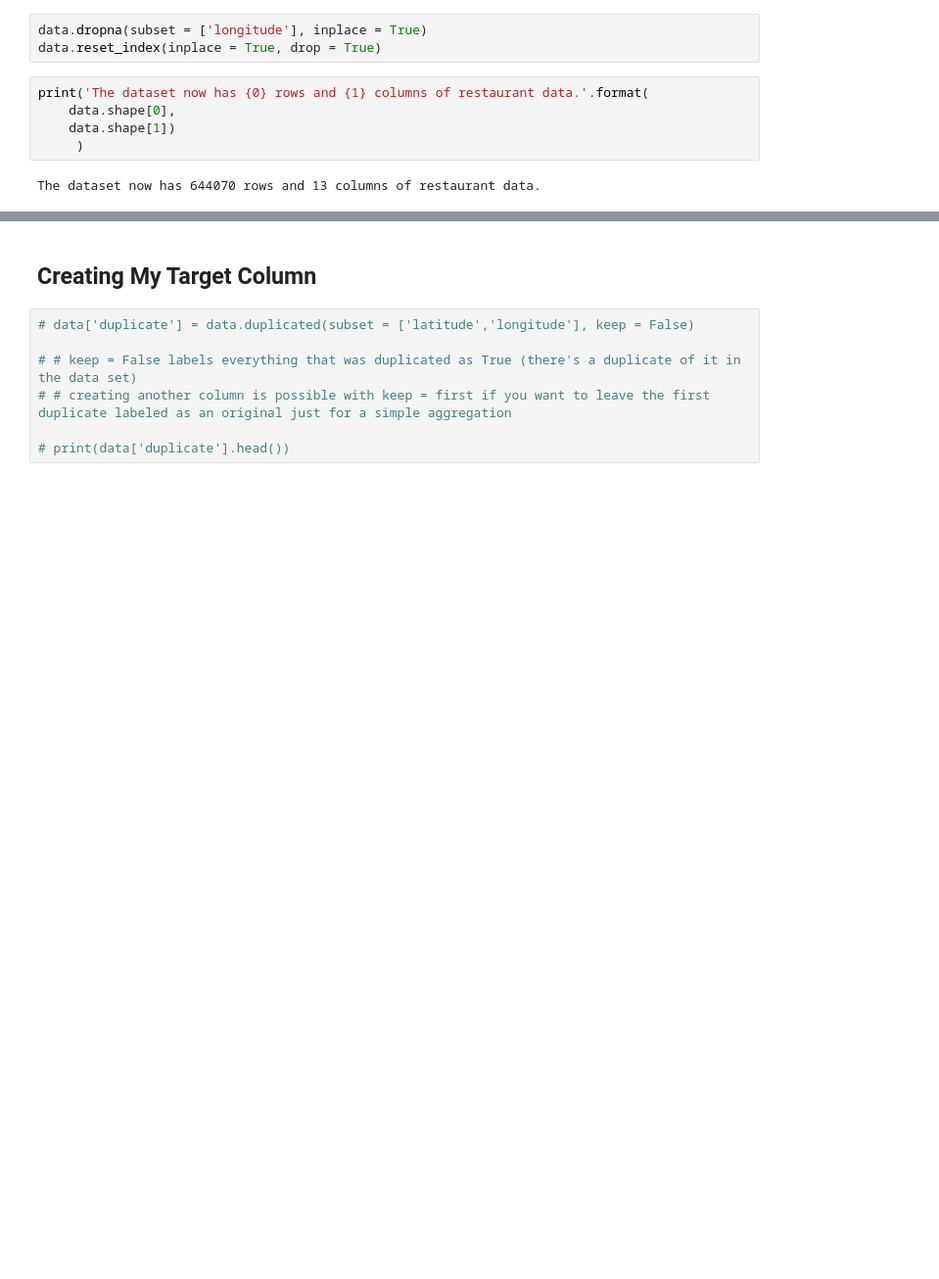
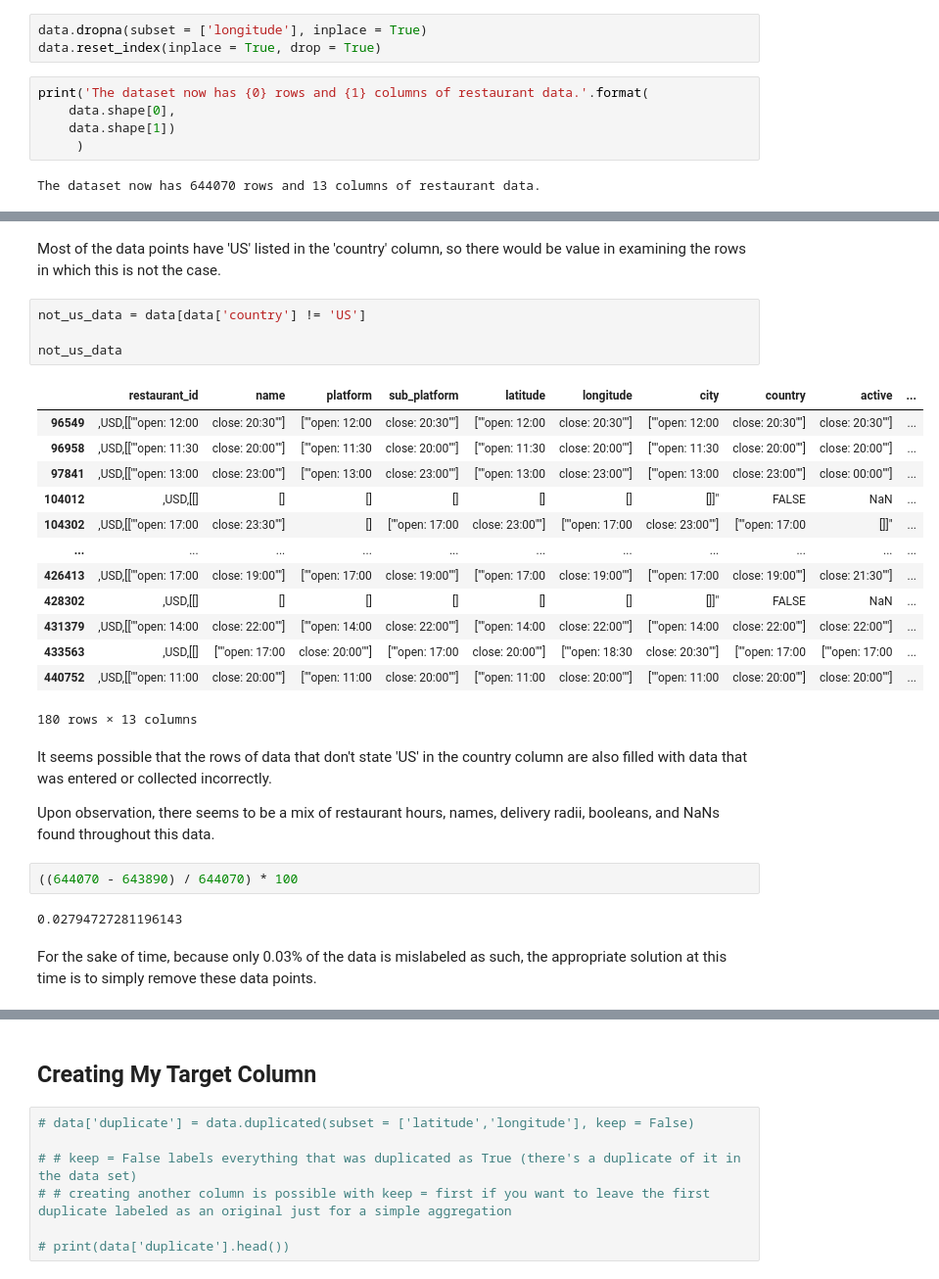
Before and after one commit to Junxchung/Estimating-the-Size-of-the-Online-Food-Ordering-Market, a Jupyter notebook: Otter Case Study Challenge.ipynb, the cells around one changed output, grey strips where cells are left out. Shown at 98% size. Cells and saved outputs as stored; diff of their text form; blank space fills up the shorter version.

Commit message:
cleaned more data based on country column info

```diff
--- a/Otter Case Study Challenge.ipynb
+++ b/Otter Case Study Challenge.ipynb
@@ -231,0 +265,30 @@ The dataset now has 644070 rows and 13 columns of restaurant data.
+# %% [markdown]
+Most of the data points have 'US' listed in the 'country' column, so there would be value in examining the rows in which this is not the case.
+# %%
+not_us_data = data[data['country'] != 'US']
+
+not_us_data
+# %% [output]
+|  | restaurant_id | name | platform | sub_platform | latitude | longitude | city | country | active | ... |
+| 96549 | ,USD,[[""open: 12:00 | close: 20:30""] | [""open: 12:00 | close: 20:30""] | [""open: 12:00 | close: 20:30""] | [""open: 12:00 | close: 20:30""] | close: 20:30""] | ... |
+| 96958 | ,USD,[[""open: 11:30 | close: 20:00""] | [""open: 11:30 | close: 20:00""] | [""open: 11:30 | close: 20:00""] | [""open: 11:30 | close: 20:00""] | close: 20:00""] | ... |
+| 97841 | ,USD,[[""open: 13:00 | close: 23:00""] | [""open: 13:00 | close: 23:00""] | [""open: 13:00 | close: 23:00""] | [""open: 13:00 | close: 23:00""] | close: 00:00""] | ... |
+| 104012 | ,USD,[[] | [] | [] | [] | [] | [] | []]" | FALSE | NaN | ... |
+| 104302 | ,USD,[[""open: 17:00 | close: 23:30""] | [] | [""open: 17:00 | close: 23:00""] | [""open: 17:00 | close: 23:00""] | [""open: 17:00 | []]" | ... |
+| ... | ... | ... | ... | ... | ... | ... | ... | ... | ... | ... |
+| 426413 | ,USD,[[""open: 17:00 | close: 19:00""] | [""open: 17:00 | close: 19:00""] | [""open: 17:00 | close: 19:00""] | [""open: 17:00 | close: 19:00""] | close: 21:30""] | ... |
+| 428302 | ,USD,[[] | [] | [] | [] | [] | [] | []]" | FALSE | NaN | ... |
+| 431379 | ,USD,[[""open: 14:00 | close: 22:00""] | [""open: 14:00 | close: 22:00""] | [""open: 14:00 | close: 22:00""] | [""open: 14:00 | close: 22:00""] | close: 22:00""] | ... |
+| 433563 | ,USD,[[] | [""open: 17:00 | close: 20:00""] | [""open: 17:00 | close: 20:00""] | [""open: 18:30 | close: 20:30""] | [""open: 17:00 | [""open: 17:00 | ... |
+| 440752 | ,USD,[[""open: 11:00 | close: 20:00""] | [""open: 11:00 | close: 20:00""] | [""open: 11:00 | close: 20:00""] | [""open: 11:00 | close: 20:00""] | close: 20:00""] | ... |
+180 rows × 13 columns
+# %% [markdown]
+It seems possible that the rows of data that don't state 'US' in the country column are also filled with data that was entered or collected incorrectly.
+
+Upon observation, there seems to be a mix of restaurant hours, names, delivery radii, booleans, and NaNs found throughout this data.
+# %%
+((644070 - 643890) / 644070) * 100
+# %% [output]
+0.02794727281196143
+# %% [markdown]
+For the sake of time, because only 0.03% of the data is mislabeled as such, the appropriate solution at this time is to simply remove these data points.
```
Also changed, not shown: parts of 10 cells of this notebook.
